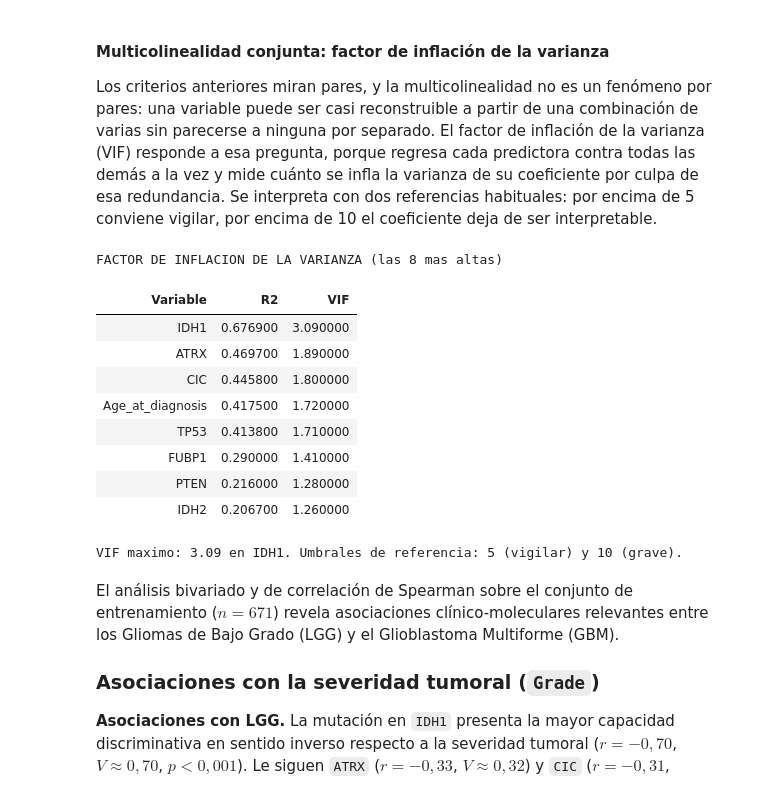
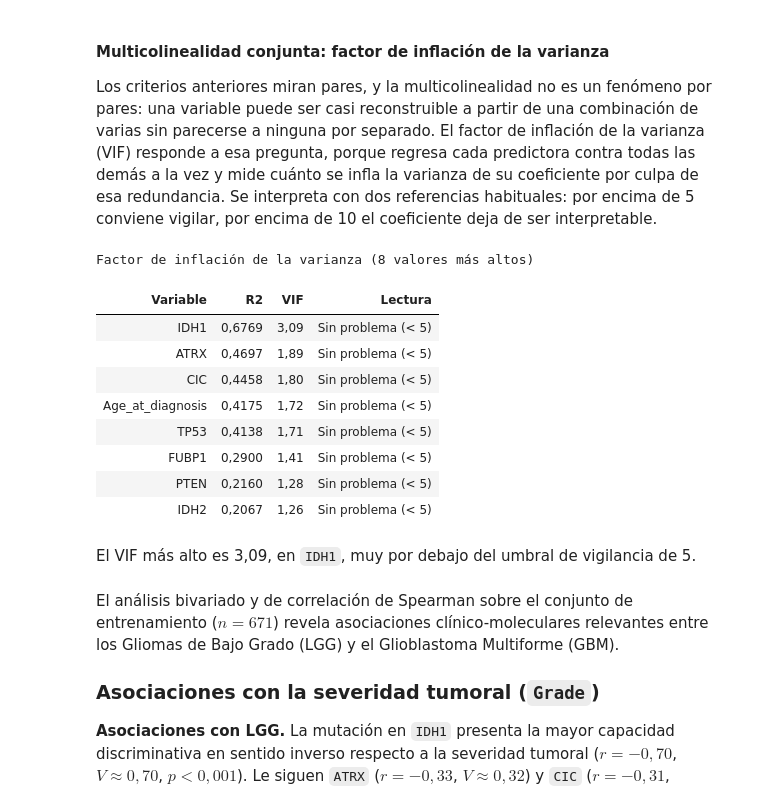
Before and after one commit to joshua2412-a/Proyecto_Viz, a Jupyter notebook: _sources/01_EDA.ipynb, the cells around one changed output. Drawn from its saved outputs; the diff is of its cells as text; code cells hidden in the pictures.

```diff
--- a/_sources/01_EDA.ipynb
+++ b/_sources/01_EDA.ipynb
@@ -2084,41 +1857,55 @@ Los criterios anteriores miran pares, y la multicolinealidad no es un fenómeno
 # %%
 # VIF de cada predictora: 1 / (1 - R2) de regresarla contra las otras 22.
 # Se resuelve por minimos cuadrados con numpy, sin dependencias adicionales.
 predictoras = [c for c in train_data.columns if c not in ['Grade', 'Race']]
 X_vif = train_data[predictoras].astype(float).to_numpy()
 X_vif = np.column_stack([np.ones(len(X_vif)), X_vif])   # termino independiente
 
 vifs = []
 for j, nombre in enumerate(predictoras, start=1):
     y_j = X_vif[:, j]
     otras = np.delete(X_vif, j, axis=1)
     coef, *_ = np.linalg.lstsq(otras, y_j, rcond=None)
     residuos = y_j - otras @ coef
     sc_total = ((y_j - y_j.mean()) ** 2).sum()
     r2 = 1 - (residuos ** 2).sum() / sc_total if sc_total > 0 else 0.0
     vifs.append({'Variable': nombre, 'R2': round(r2, 4),
                  'VIF': round(1 / (1 - r2) if r2 < 1 else np.inf, 2)})
 
 df_vif = pd.DataFrame(vifs).sort_values(by='VIF', ascending=False)
 
-print("FACTOR DE INFLACION DE LA VARIANZA (las 8 mas altas)")
-display(df_vif.head(8).style.hide(axis="index"))
+peor = df_vif.iloc[0]
 
-peor = df_vif.iloc[0]
-print(f"\nVIF maximo: {peor['VIF']} en {peor['Variable']}. "
-      f"Umbrales de referencia: 5 (vigilar) y 10 (grave).")
+
+def lectura_vif(vif):
+    if vif >= 10:
+        return "Grave (≥ 10)"
+    if vif >= 5:
+        return "Vigilar (≥ 5)"
+    return "Sin problema (< 5)"
+
+
+tabla_vif = df_vif.head(8).assign(
+    R2=lambda d: d["R2"].map(lambda v: num(v, 4)),
+    Lectura=lambda d: d["VIF"].map(lectura_vif),
+    VIF=lambda d: d["VIF"].map(num),
+)
+
+tabla_resultado(tabla_vif, "Factor de inflación de la varianza (8 valores más altos)",
+                derecha=["R2", "VIF"], negrita=["VIF"])
 # %% [output]
-FACTOR DE INFLACION DE LA VARIANZA (las 8 mas altas)
+Factor de inflación de la varianza (8 valores más altos)
-| Variable | R2 | VIF |
-| IDH1 | 0.676900 | 3.090000 |
-| ATRX | 0.469700 | 1.890000 |
-| CIC | 0.445800 | 1.800000 |
-| Age_at_diagnosis | 0.417500 | 1.720000 |
-| TP53 | 0.413800 | 1.710000 |
-| FUBP1 | 0.290000 | 1.410000 |
-| PTEN | 0.216000 | 1.280000 |
-| IDH2 | 0.206700 | 1.260000 |
+| Variable | R2 | VIF | Lectura |
+| IDH1 | 0,6769 | 3,09 | Sin problema (< 5) |
+| ATRX | 0,4697 | 1,89 | Sin problema (< 5) |
+| CIC | 0,4458 | 1,80 | Sin problema (< 5) |
+| Age_at_diagnosis | 0,4175 | 1,72 | Sin problema (< 5) |
+| TP53 | 0,4138 | 1,71 | Sin problema (< 5) |
+| FUBP1 | 0,2900 | 1,41 | Sin problema (< 5) |
+| PTEN | 0,2160 | 1,28 | Sin problema (< 5) |
+| IDH2 | 0,2067 | 1,26 | Sin problema (< 5) |
-VIF maximo: 3.09 en IDH1. Umbrales de referencia: 5 (vigilar) y 10 (grave).
+# %% [markdown]
+El VIF más alto es 3,09, en `IDH1`, muy por debajo del umbral de vigilancia de 5.
 # %% [markdown]
 El análisis bivariado y de correlación de Spearman sobre el conjunto de entrenamiento ($n = 671$) revela asociaciones clínico-moleculares relevantes entre los Gliomas de Bajo Grado (LGG) y el Glioblastoma Multiforme (GBM).
 
```
Also changed, not shown: parts of 37 cells of this notebook, 25 other files.
